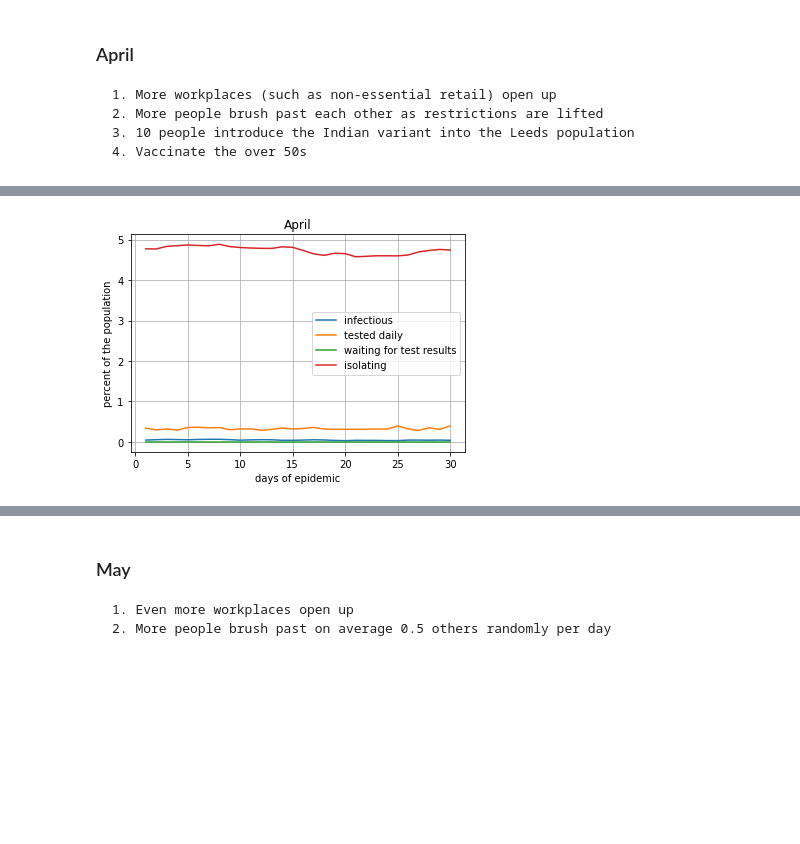
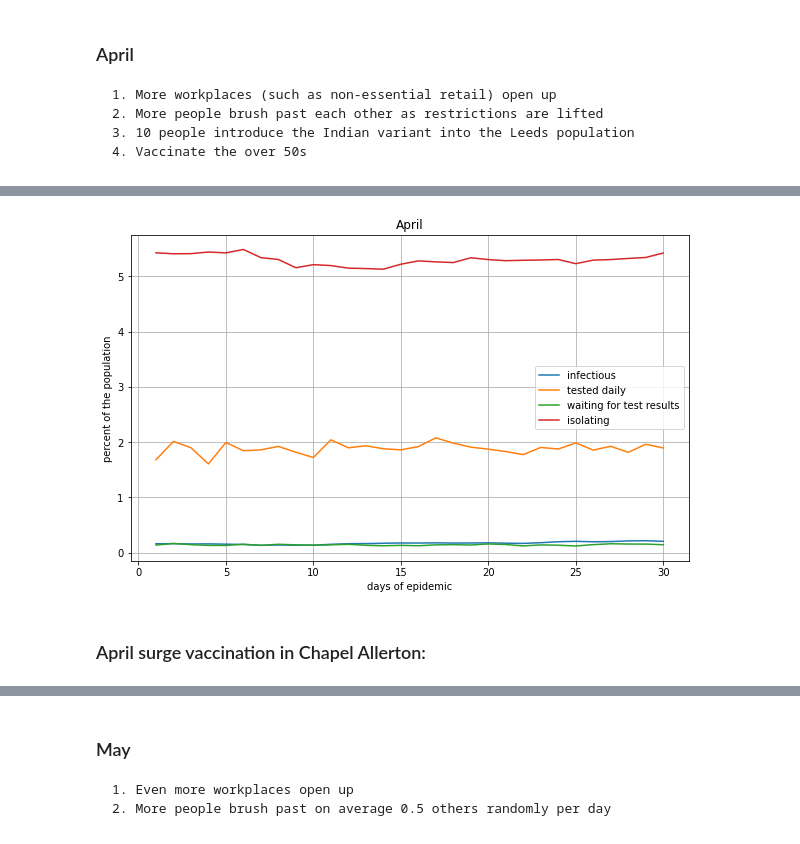
Before and after one commit to jeremy-large/CODiT, a Jupyter notebook: share/codit/notebooks/surge_vaccinations.ipynb, the cells around one changed output, grey strips where cells are left out. Drawn from its saved outputs; the diff is of its cells as text; code cells hidden in the pictures; blank space fills up the shorter version.

```diff
--- a/share/codit/notebooks/surge_vaccinations.ipynb
+++ b/share/codit/notebooks/surge_vaccinations.ipynb
@@ -120,0 +117,3 @@ for i, p in enumerate(pop.people):
+# %%
+from codit.society.lateral import LateralFlowUK
+lat_flow_soc = LateralFlowUK(config=SOCIETY_CFG)
@@ -131,0 +134,4 @@ o_March.recorder.plot(title="March")
+# %%
+plt.rcParams["figure.figsize"] = [10, 6]
+r = o_March.recorder.components[-1]
+r.map_incidence(r.infectious, title='end March, all variants', end_date=True, per_hundred_k=True)
@@ -135,3 +143,7 @@ o_March.recorder.plot(title="March")
     2. More people brush past each other as restrictions are lifted
     3. 10 people introduce the Indian variant into the Leeds population
     4. Vaccinate the over 50s
+# %%
+LOCKDOWN_CFG = dict(classrooms=0.0, workplaces=0.5, ephemeral_contact=0.4)
+
+pop.set_structure(lat_flow_soc, lockdown_config=LOCKDOWN_CFG)
@@ -138,11 +165,4 @@ o_March.recorder.plot(title="March")
 # %%
-LOCKDOWN_CFG = dict(classrooms=0.0, workplaces=0.5, ephemeral_contact=0.4)
-
-pop.set_structure(soc, lockdown_config=LOCKDOWN_CFG)
-
-pop.seed_infections(10, indian_variant)
-pop.clear_memory()
-
 for i, p in enumerate(pop.people):
     if (60 >= p.age > 50) and i % 20: # vaccinate 19 in every 20 people
         p.vaccinate_with("AstraZeneca")
@@ -155,5 +171,5 @@ for i, p in enumerate(pop.people):
 # %%
-o_April = Outbreak(soc, n_days=DAYS_MONTH, population=pop, reset_population=False)
+o_April = Outbreak(lat_flow_soc, n_days=DAYS_MONTH, population=pop, reset_population=False)
 o_April.recorder.add_component(WardComponent(o_April))
 o_April.simulate()
 o_April.recorder.plot(title="April")
@@ -165 +181,3 @@ o_April.recorder.plot(title="April")
-[figure, old version]
+[figure, new version]
+# %% [markdown]
+### April surge vaccination in Chapel Allerton:
```
Also changed, not shown: parts of 27 cells of this notebook, 5 other files.
